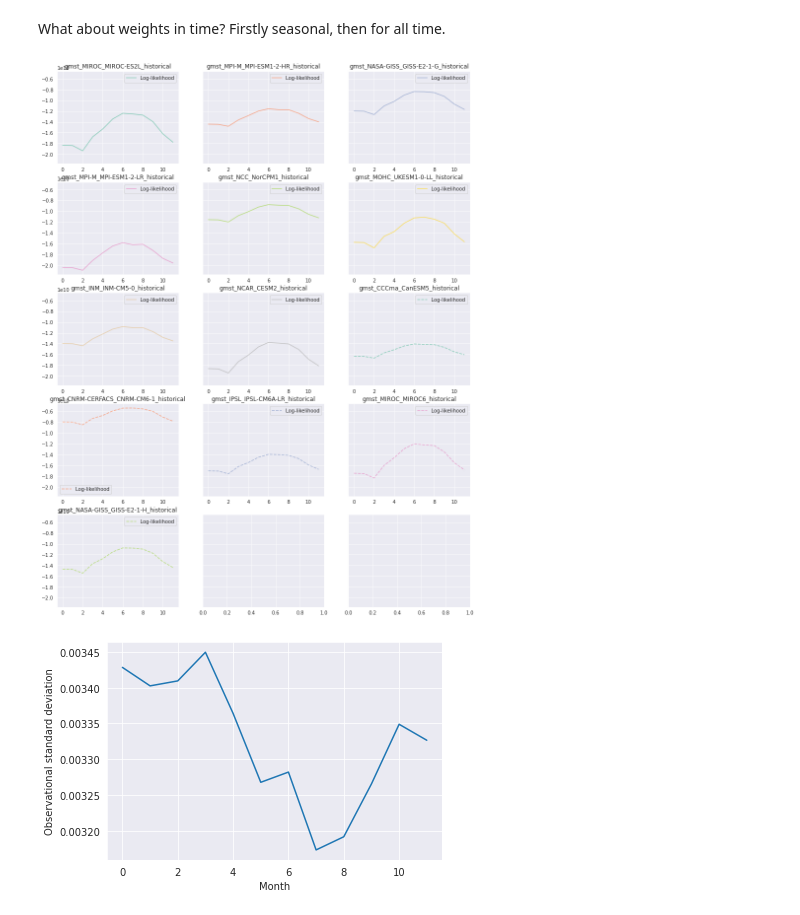
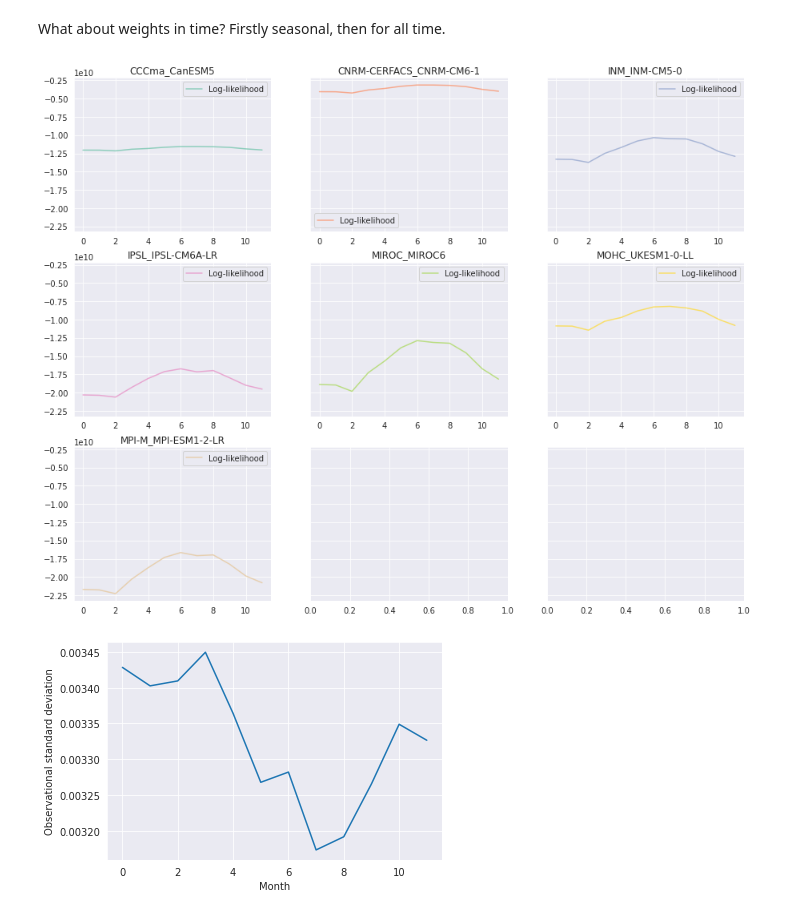
Before and after one commit to mattramos/bayesian_ensembling, a Jupyter notebook: nbs/bayesian_ensembling_GMST.ipynb, the cells around one changed output. Saved outputs shown, nothing was run; the diff lists cells and outputs as text; code cells hidden in the pictures.

```diff
--- a/nbs/bayesian_ensembling_GMST.ipynb
+++ b/nbs/bayesian_ensembling_GMST.ipynb
@@ -41,3 +51,6 @@ Find the overlap in models, they need to exist both in the historical and the ss
+# %%
+hist_model_files = {k:hist_model_files[k] for k in hist_model_files if k in model_overlap}
+ssp_model_files = {k:ssp_model_files[k] for k in ssp_model_files if k in model_overlap}
 # %% [markdown]
 We read in a set of observations and put this into a $\texttt{ProcessModel}$ object that stores the data of all the observational realisations
 # %%
@@ -47,0 +61,15 @@ Here, we load in all the model data (again into seperate $\texttt{ProcessModel}$
+# %%
+hist_anom_models = []
+hist_models = []
+climatology_dict = dict()
+
+for mn, mf in hist_model_files.items():
+    # Read in model data into a ProcessModel datatype
+    df = pd.read_csv(mf, index_col='time').drop('Unnamed: 0', axis=1)
+    model_data = ProcessModel(df, mn)
+    hist_models.append(model_data)
+
+    # Find the anomally of that data
+    anomaly_model = model_data.calculate_anomaly()
+    hist_anom_models.append(anomaly_model)
+    climatology_dict[mn] = anomaly_model.climatology
@@ -66,3 +93,9 @@ models = ModelCollection(models)
+# %%
+hist_anom_models = ModelCollection(hist_anom_models)
+hist_models = ModelCollection(hist_models)
+
+ssp_anom_models = ModelCollection(ssp_anom_models)
+ssp_models = ModelCollection(ssp_models)
 # %% [markdown]
 We can look at all the models (anomalised)
 # %%
@@ -93,7 +131,7 @@ Now we can weight the models on how well each model distribution matches the rea
 # %%
-mse_weights = InverseSquareWeight()(anom_models, observations)
-uniform_weights = UniformWeight()(anom_models, observations)
-ll_weights, lls = LogLikelihoodWeight()(anom_models, observations, return_lls=True)
+mse_weights = InverseSquareWeight()(hist_anom_models, observations)
+uniform_weights = UniformWeight()(hist_anom_models, observations)
+ll_weights, lls = LogLikelihoodWeight()(hist_anom_models, observations, return_lls=True)
 # %% [markdown]
 Are the log-likelihoods sensible? We look at prescaled values becuase this means the LLs are independent of all other models
 # %%
@@ -117,19 +157,19 @@ What about weights in time? Firstly seasonal, then for all time.
 # %%
 style_cycler = get_style_cycler()
 fig, axes = plt.subplots(
-    figsize=(15, 4 * np.ceil(models.number_of_models/3)),
-    nrows=round(np.ceil(models.number_of_models/3)),
+    figsize=(15, 4 * np.ceil(hist_models.number_of_models/3)),
+    nrows=round(np.ceil(hist_models.number_of_models/3)),
     ncols=3,
     sharey=True)
-for weight, ax, kwargs, model_name in zip(lls.T, axes.ravel(), style_cycler, models.model_names):
+for weight, ax, kwargs, model_name in zip(lls.T, axes.ravel(), style_cycler, hist_models.model_names):
     x = np.arange(12)
     seas_weight = np.mean(weight.reshape(-1, 12), axis=0)
     ax.set_title(model_name)
     ax.plot(x, seas_weight, alpha=0.7, label='Log-likelihood', **kwargs)
     ax.legend(loc='best')
 fig.show()
 # %% [output]
-[figure, old version]
+[figure, new version]
 # %%
 plt.plot(np.arange(12), np.mean(observations.temporal_covariance.diagonal().reshape(-1, 12), axis=0))
 plt.xlabel('Month')
```
Also changed, not shown: parts of 27 cells of this notebook, 31 other files.
